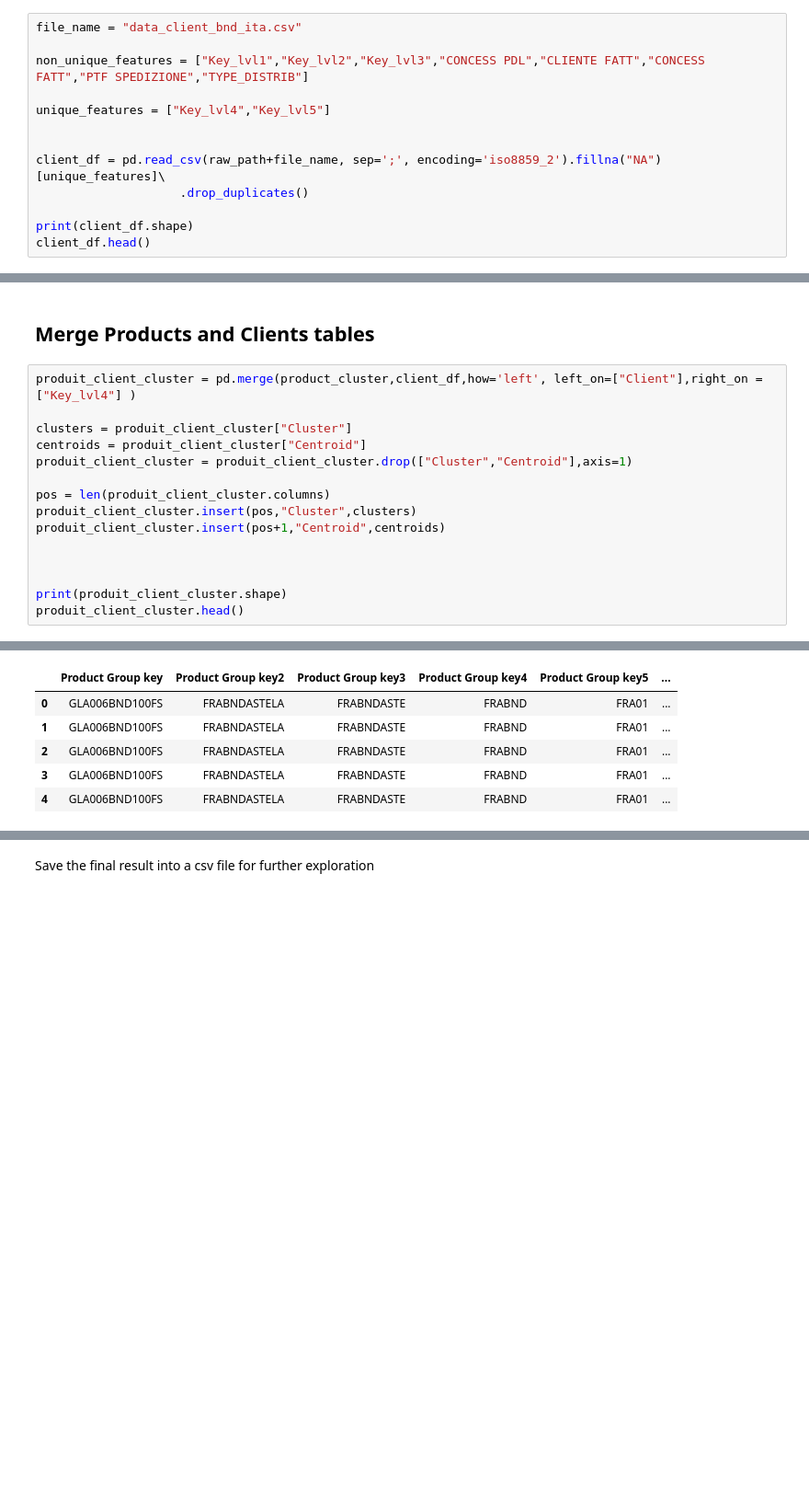
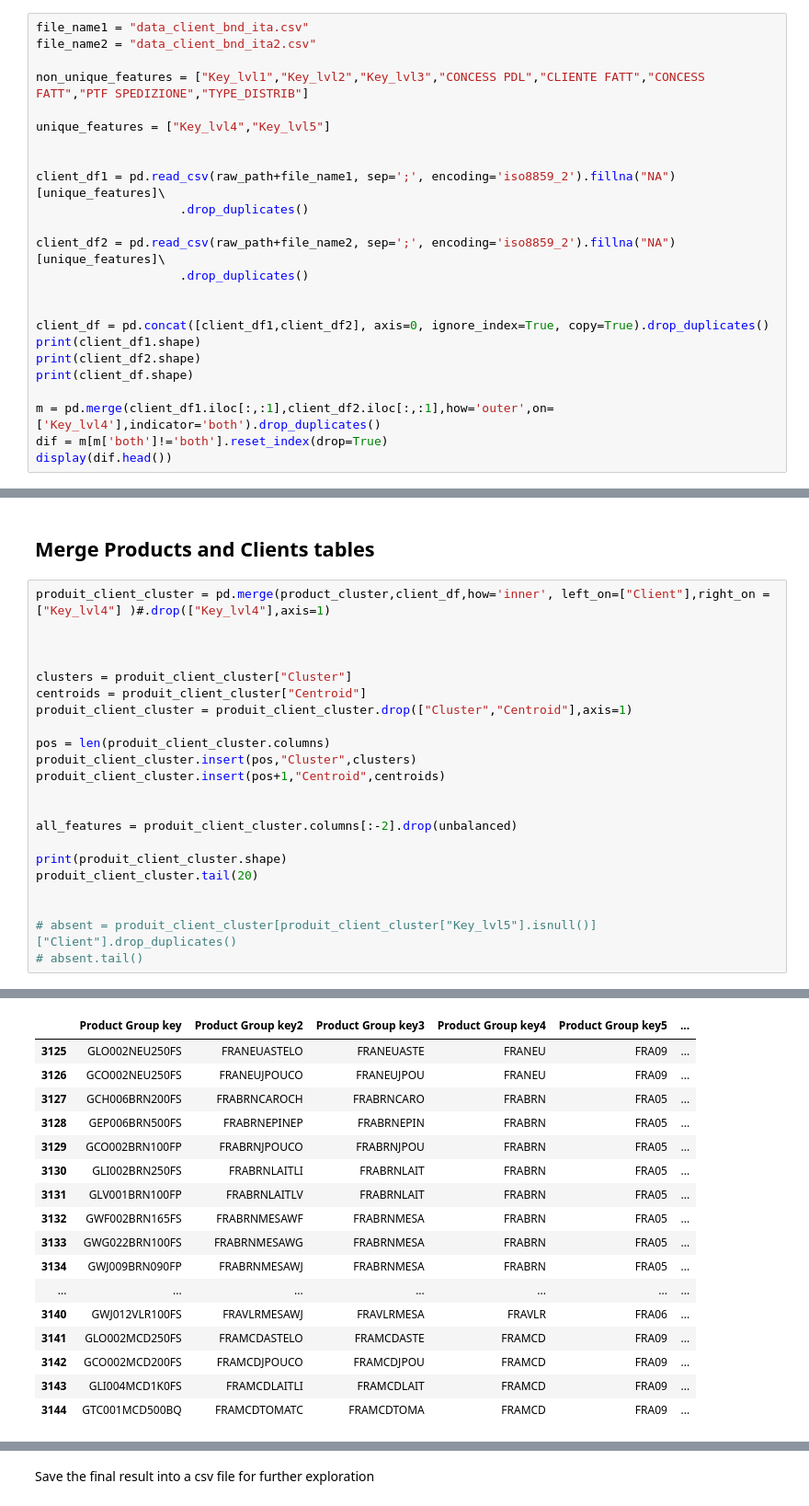
Before and after one commit to imad24/pc_clustering, a Jupyter notebook: notebooks/p2c4/0.4-imad-cluster-analysis.ipynb, the cells around one changed output, grey strips where cells are left out. Shown at 92% size. Cells and saved outputs as stored; diff of their text form; blank space fills up the shorter version.

```diff
--- a/notebooks/p2c4/0.4-imad-cluster-analysis.ipynb
+++ b/notebooks/p2c4/0.4-imad-cluster-analysis.ipynb
@@ -50,17 +53,28 @@ df_prd_cluster.head()
 # %% [markdown]
 ## Get clients description
 # %%
-file_name = "data_client_bnd_ita.csv"
+file_name1 = "data_client_bnd_ita.csv"
+file_name2 = "data_client_bnd_ita2.csv"
 
 non_unique_features = ["Key_lvl1","Key_lvl2","Key_lvl3","CONCESS PDL","CLIENTE FATT","CONCESS FATT","PTF SPEDIZIONE","TYPE_DISTRIB"]
 
 unique_features = ["Key_lvl4","Key_lvl5"]
 
 
-client_df = pd.read_csv(raw_path+file_name, sep=';', encoding='iso8859_2').fillna("NA")[unique_features]\
+client_df1 = pd.read_csv(raw_path+file_name1, sep=';', encoding='iso8859_2').fillna("NA")[unique_features]\
                     .drop_duplicates()
 
+client_df2 = pd.read_csv(raw_path+file_name2, sep=';', encoding='iso8859_2').fillna("NA")[unique_features]\
+                    .drop_duplicates()
+
+
+client_df = pd.concat([client_df1,client_df2], axis=0, ignore_index=True, copy=True).drop_duplicates()
+print(client_df1.shape)
+print(client_df2.shape)
 print(client_df.shape)
-client_df.head()
+
+m = pd.merge(client_df1.iloc[:,:1],client_df2.iloc[:,:1],how='outer',on=['Key_lvl4'],indicator='both').drop_duplicates()
+dif = m[m['both']!='both'].reset_index(drop=True)
+display(dif.head())
 # %% [output]
 (121, 2)
@@ -109,7 +150,9 @@ product_cluster.head()
 # %% [markdown]
 ## Merge Products and Clients tables
 # %%
-produit_client_cluster = pd.merge(product_cluster,client_df,how='left', left_on=["Client"],right_on =["Key_lvl4"] )
+produit_client_cluster = pd.merge(product_cluster,client_df,how='inner', left_on=["Client"],right_on =["Key_lvl4"] )#.drop(["Key_lvl4"],axis=1)
+
+
 
 clusters = produit_client_cluster["Cluster"]
 centroids = produit_client_cluster["Centroid"]
@@ -120,7 +163,12 @@ produit_client_cluster.insert(pos,"Cluster",clusters)
 produit_client_cluster.insert(pos+1,"Centroid",centroids)
 
 
+all_features = produit_client_cluster.columns[:-2].drop(unbalanced)
 
 print(produit_client_cluster.shape)
-produit_client_cluster.head()
+produit_client_cluster.tail(20)
+
+
+# absent = produit_client_cluster[produit_client_cluster["Key_lvl5"].isnull()]["Client"].drop_duplicates()
+# absent.tail()
 # %% [output]
@@ -128,6 +176,17 @@ produit_client_cluster.head()
 |  | Product Group key | Product Group key2 | Product Group key3 | Product Group key4 | Product Group key5 | ... |
-| 0 | GLA006BND100FS | FRABNDASTELA | FRABNDASTE | FRABND | FRA01 | ... |
-| 1 | GLA006BND100FS | FRABNDASTELA | FRABNDASTE | FRABND | FRA01 | ... |
-| 2 | GLA006BND100FS | FRABNDASTELA | FRABNDASTE | FRABND | FRA01 | ... |
-| 3 | GLA006BND100FS | FRABNDASTELA | FRABNDASTE | FRABND | FRA01 | ... |
-| 4 | GLA006BND100FS | FRABNDASTELA | FRABNDASTE | FRABND | FRA01 | ... |
+| 3125 | GLO002NEU250FS | FRANEUASTELO | FRANEUASTE | FRANEU | FRA09 | ... |
+| 3126 | GCO002NEU250FS | FRANEUJPOUCO | FRANEUJPOU | FRANEU | FRA09 | ... |
+| 3127 | GCH006BRN200FS | FRABRNCAROCH | FRABRNCARO | FRABRN | FRA05 | ... |
+| 3128 | GEP006BRN500FS | FRABRNEPINEP | FRABRNEPIN | FRABRN | FRA05 | ... |
+| 3129 | GCO002BRN100FP | FRABRNJPOUCO | FRABRNJPOU | FRABRN | FRA05 | ... |
+| 3130 | GLI002BRN250FS | FRABRNLAITLI | FRABRNLAIT | FRABRN | FRA05 | ... |
+| 3131 | GLV001BRN100FP | FRABRNLAITLV | FRABRNLAIT | FRABRN | FRA05 | ... |
+| 3132 | GWF002BRN165FS | FRABRNMESAWF | FRABRNMESA | FRABRN | FRA05 | ... |
+| 3133 | GWG022BRN100FS | FRABRNMESAWG | FRABRNMESA | FRABRN | FRA05 | ... |
+| 3134 | GWJ009BRN090FP | FRABRNMESAWJ | FRABRNMESA | FRABRN | FRA05 | ... |
+| ... | ... | ... | ... | ... | ... | ... |
+| 3140 | GWJ012VLR100FS | FRAVLRMESAWJ | FRAVLRMESA | FRAVLR | FRA06 | ... |
+| 3141 | GLO002MCD250FS | FRAMCDASTELO | FRAMCDASTE | FRAMCD | FRA09 | ... |
+| 3142 | GCO002MCD200FS | FRAMCDJPOUCO | FRAMCDJPOU | FRAMCD | FRA09 | ... |
+| 3143 | GLI004MCD1K0FS | FRAMCDLAITLI | FRAMCDLAIT | FRAMCD | FRA09 | ... |
+| 3144 | GTC001MCD500BQ | FRAMCDTOMATC | FRAMCDTOMA | FRAMCD | FRA09 | ... |
```
Also changed, not shown: parts of 19 cells of this notebook, 28 other files.
